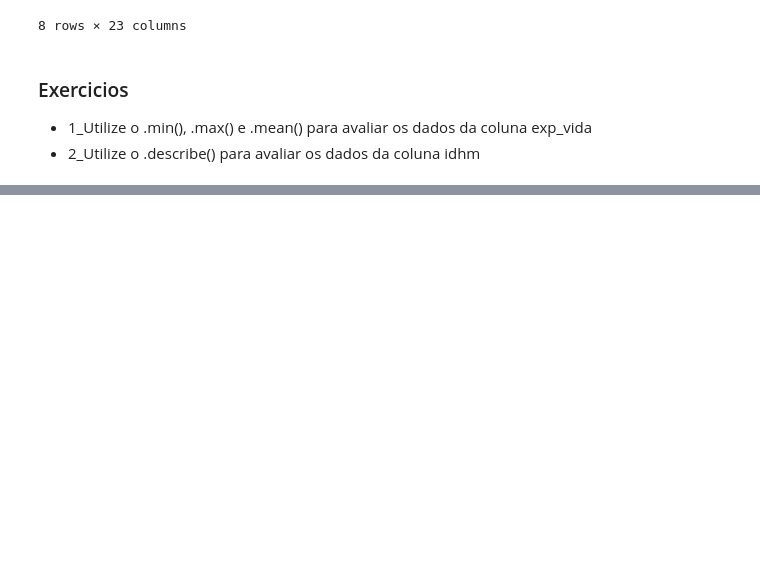
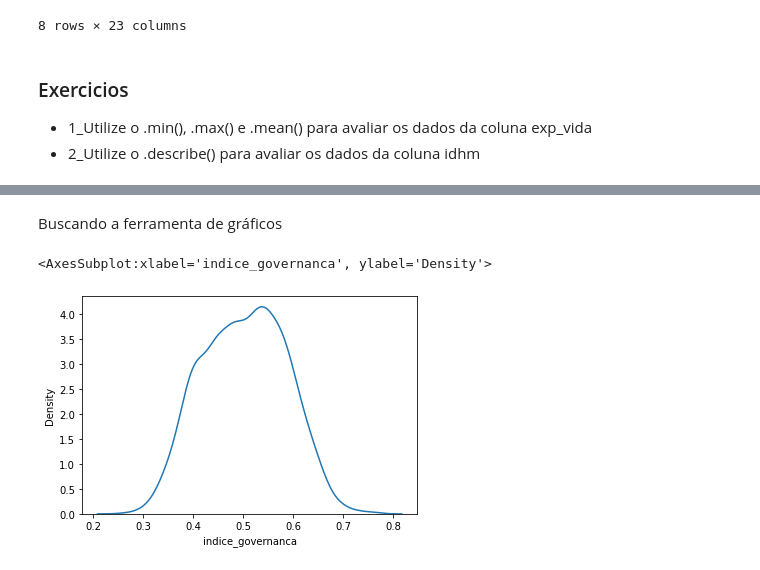
Before and after one commit to PLucasMendonca/Cursos, a Jupyter notebook: Aprendendo Analise de Dados/Treino/Untitled.ipynb, the cells around one changed output, grey strips where cells are left out. Drawn from its saved outputs; the diff is of its cells as text; code cells hidden in the pictures; blank space fills up the shorter version.

```diff
--- a/Aprendendo Analise de Dados/Treino/Untitled.ipynb
+++ b/Aprendendo Analise de Dados/Treino/Untitled.ipynb
@@ -343,0 +382,7 @@ igm.describe()
+# %% [markdown]
+Buscando a ferramenta de gráficos
+# %%
+sns.kdeplot(ind_des)
+# %% [output]
+<AxesSubplot:xlabel='indice_governanca', ylabel='Density'>
+[figure, added]
```
Also changed, not shown: parts of 26 cells of this notebook, 1 other file.
